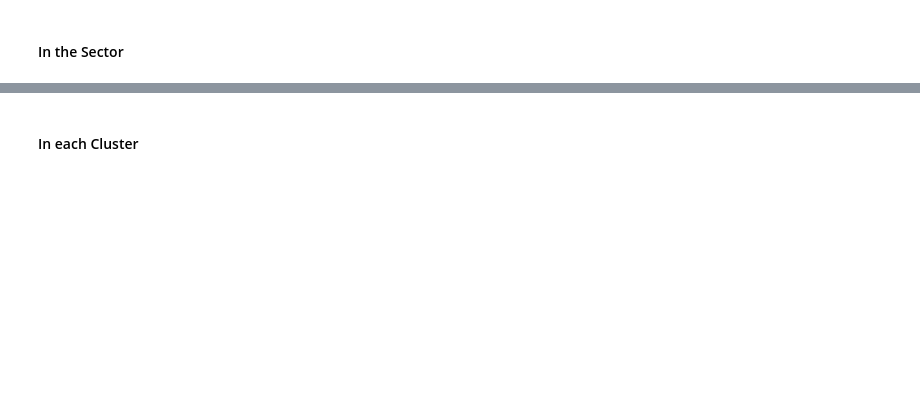
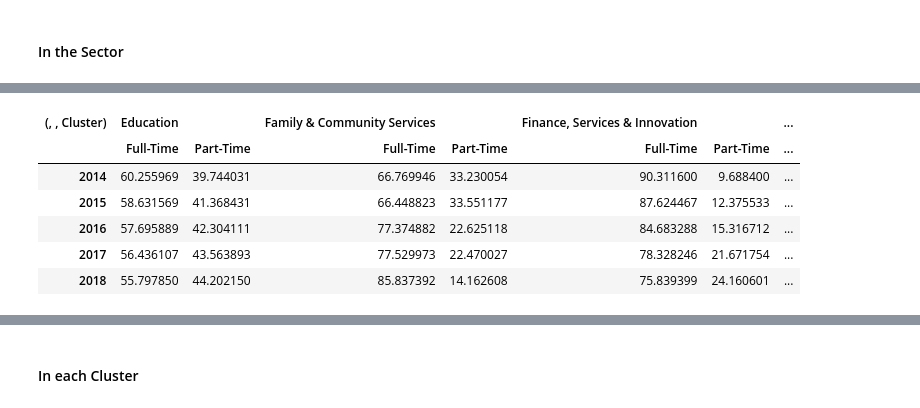
Before and after one commit to reubenbf/virtual-intern-trial, a Jupyter notebook: NSW-Government/NSW_Gov_Data_Analysis.ipynb, the cells around one changed output, grey strips where cells are left out. Cells and saved outputs as stored; diff of their text form; code cells hidden in the pictures; blank space fills up the shorter version.

```diff
--- a/NSW-Government/NSW_Gov_Data_Analysis.ipynb
+++ b/NSW-Government/NSW_Gov_Data_Analysis.ipynb
@@ -164,27 +160,3 @@ plt.axis('off')
 [figure]
 # %% [markdown]
 ### Changes in Current Representation of Part-Time Employees over last 4 years 👷‍♂️
-# %%
-wf_cluster = wf_data.groupby([('', '', 'Cluster')]).sum()
-
-wf_cl_yr = wf_cluster.T.groupby(level=[0,1]).sum().xs('Part-Time', level=1)
-wf_cl_yr1 = wf_cl_yr[['Health','Education']]
-wf_cl_yr2 = wf_cl_yr.drop(columns=['Health','Education'])
-ax=[None]*2
-for i, df in enumerate([wf_cl_yr1, wf_cl_yr2]):
-  ax[i] = df.plot(figsize=(10,10), xticks=df.index.tolist(), linewidth=4, alpha=1, marker='o', markeredgecolor='#6684c1', markerfacecolor='w', markersize=8, markeredgewidth=1)
-
-for a in ax:
-  a.yaxis.grid(True)
-  a.legend(title="Cluster")
-  a.set_xlabel("Year")
-  a.set_ylabel("Part-Headcount")
-
-ax[0].set_title("Changes over the years for Part-Time Employees for each Cluster", fontdict={'size':16}, pad= 10)
-
-
-
-
-ayy = wf_cluster.groupby(level=[0,1], axis=1).sum().T.unstack(level=1)
-for col in ayy.columns.levels[0]:
-  ayy.loc[:,col] = ayy[[col]].div(ayy[[col]].sum(axis=1), axis=0)
@@ -194,0 +201,12 @@ for col in ayy.columns.levels[0]:
+# %%
+ayy = wf_cluster.groupby(level=[0,1], axis=1).sum().T.unstack(level=1)
+for col in ayy.columns.levels[0]:
+  ayy.loc[:,col] = ayy[[col]].div(ayy[[col]].sum(axis=1), axis=0)*100
+# %% [output]
+| (, , Cluster) | Education |  | Family & Community Services |  | Finance, Services & Innovation |  | ... |
+|  | Full-Time | Part-Time | Full-Time | Part-Time | Full-Time | Part-Time | ... |
+| 2014 | 60.255969 | 39.744031 | 66.769946 | 33.230054 | 90.311600 | 9.688400 | ... |
+| 2015 | 58.631569 | 41.368431 | 66.448823 | 33.551177 | 87.624467 | 12.375533 | ... |
+| 2016 | 57.695889 | 42.304111 | 77.374882 | 22.625118 | 84.683288 | 15.316712 | ... |
+| 2017 | 56.436107 | 43.563893 | 77.529973 | 22.470027 | 78.328246 | 21.671754 | ... |
+| 2018 | 55.797850 | 44.202150 | 85.837392 | 14.162608 | 75.839399 | 24.160601 | ... |
```
Also changed, not shown: parts of 16 cells of this notebook.
